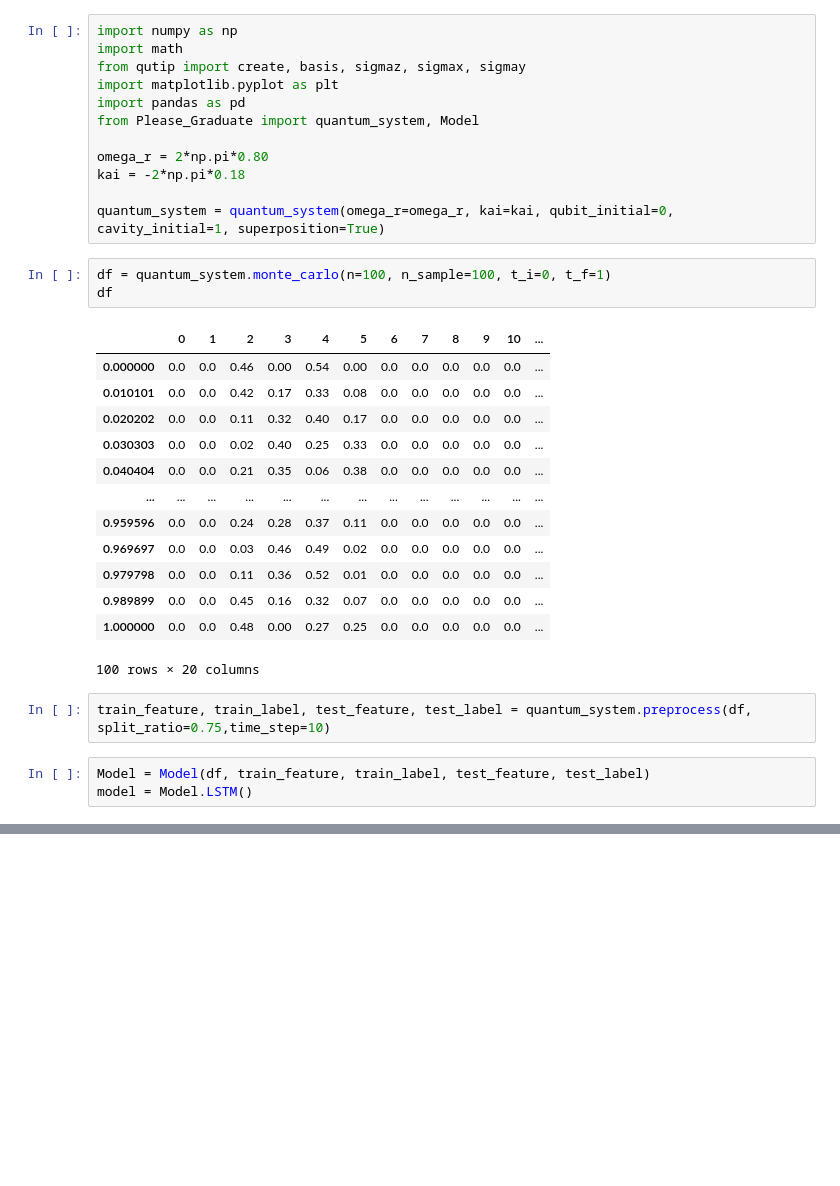
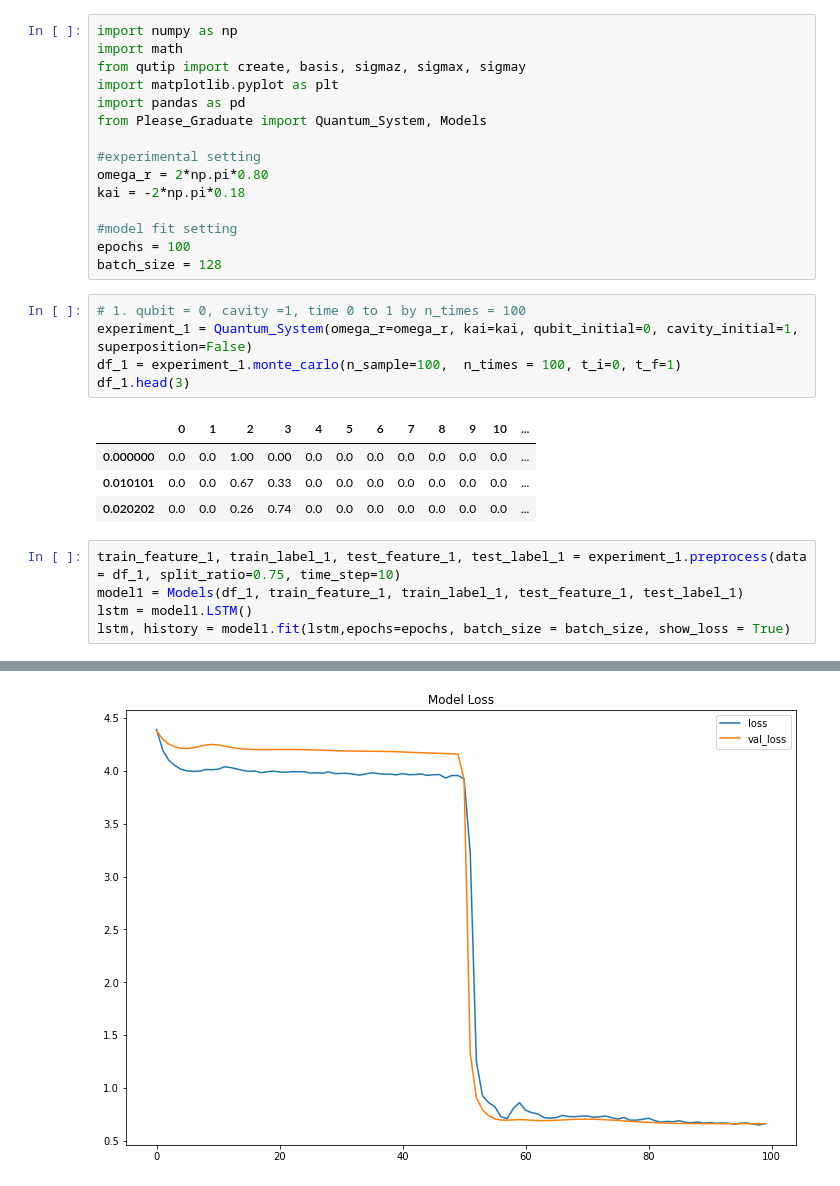
Before and after one commit to Eungyu-Jin/Qubit-RNN, a Jupyter notebook: HY Physics/Please_Graduate.ipynb, the cells around one changed output, grey strips where cells are left out. Saved outputs shown, nothing was run; the diff lists cells and outputs as text; blank space fills up the shorter version.

```diff
--- a/HY Physics/Please_Graduate.ipynb
+++ b/HY Physics/Please_Graduate.ipynb
@@ -4,31 +4,28 @@ import math
 from qutip import create, basis, sigmaz, sigmax, sigmay
 import matplotlib.pyplot as plt
 import pandas as pd
-from Please_Graduate import quantum_system, Model
+from Please_Graduate import Quantum_System, Models
 
+#experimental setting
 omega_r = 2*np.pi*0.80
 kai = -2*np.pi*0.18
 
-quantum_system = quantum_system(omega_r=omega_r, kai=kai, qubit_initial=0, cavity_initial=1, superposition=True)
+#model fit setting
+epochs = 100
+batch_size = 128
-# %%
-df = quantum_system.monte_carlo(n=100, n_sample=100, t_i=0, t_f=1)
-df
-# %% [output]
-|  | 0 | 1 | 2 | 3 | 4 | 5 | 6 | 7 | 8 | 9 | 10 | ... |
-| 0.000000 | 0.0 | 0.0 | 0.46 | 0.00 | 0.54 | 0.00 | 0.0 | 0.0 | 0.0 | 0.0 | 0.0 | ... |
-| 0.010101 | 0.0 | 0.0 | 0.42 | 0.17 | 0.33 | 0.08 | 0.0 | 0.0 | 0.0 | 0.0 | 0.0 | ... |
-| 0.020202 | 0.0 | 0.0 | 0.11 | 0.32 | 0.40 | 0.17 | 0.0 | 0.0 | 0.0 | 0.0 | 0.0 | ... |
-| 0.030303 | 0.0 | 0.0 | 0.02 | 0.40 | 0.25 | 0.33 | 0.0 | 0.0 | 0.0 | 0.0 | 0.0 | ... |
-| 0.040404 | 0.0 | 0.0 | 0.21 | 0.35 | 0.06 | 0.38 | 0.0 | 0.0 | 0.0 | 0.0 | 0.0 | ... |
-| ... | ... | ... | ... | ... | ... | ... | ... | ... | ... | ... | ... | ... |
-| 0.959596 | 0.0 | 0.0 | 0.24 | 0.28 | 0.37 | 0.11 | 0.0 | 0.0 | 0.0 | 0.0 | 0.0 | ... |
-| 0.969697 | 0.0 | 0.0 | 0.03 | 0.46 | 0.49 | 0.02 | 0.0 | 0.0 | 0.0 | 0.0 | 0.0 | ... |
-| 0.979798 | 0.0 | 0.0 | 0.11 | 0.36 | 0.52 | 0.01 | 0.0 | 0.0 | 0.0 | 0.0 | 0.0 | ... |
-| 0.989899 | 0.0 | 0.0 | 0.45 | 0.16 | 0.32 | 0.07 | 0.0 | 0.0 | 0.0 | 0.0 | 0.0 | ... |
-| 1.000000 | 0.0 | 0.0 | 0.48 | 0.00 | 0.27 | 0.25 | 0.0 | 0.0 | 0.0 | 0.0 | 0.0 | ... |
-100 rows × 20 columns
-# %%
-train_feature, train_label, test_feature, test_label = quantum_system.preprocess(df, split_ratio=0.75,time_step=10)
-# %%
-Model = Model(df, train_feature, train_label, test_feature, test_label)
-model = Model.LSTM()
+# %%
+# 1. qubit = 0, cavity =1, time 0 to 1 by n_times = 100
+experiment_1 = Quantum_System(omega_r=omega_r, kai=kai, qubit_initial=0, cavity_initial=1, superposition=False)
+df_1 = experiment_1.monte_carlo(n_sample=100,  n_times = 100, t_i=0, t_f=1)
+df_1.head(3)
+# %% [output]
+|  | 0 | 1 | 2 | 3 | 4 | 5 | 6 | 7 | 8 | 9 | 10 | ... |
+| 0.000000 | 0.0 | 0.0 | 1.00 | 0.00 | 0.0 | 0.0 | 0.0 | 0.0 | 0.0 | 0.0 | 0.0 | ... |
+| 0.010101 | 0.0 | 0.0 | 0.67 | 0.33 | 0.0 | 0.0 | 0.0 | 0.0 | 0.0 | 0.0 | 0.0 | ... |
+| 0.020202 | 0.0 | 0.0 | 0.26 | 0.74 | 0.0 | 0.0 | 0.0 | 0.0 | 0.0 | 0.0 | 0.0 | ... |
+# %%
+train_feature_1, train_label_1, test_feature_1, test_label_1 = experiment_1.preprocess(data = df_1, split_ratio=0.75, time_step=10)
+model1 = Models(df_1, train_feature_1, train_label_1, test_feature_1, test_label_1)
+lstm = model1.LSTM()
+lstm, history = model1.fit(lstm,epochs=epochs, batch_size = batch_size, show_loss = True)
+# %% [output]
@@ -34,0 +49 @@ model = Model.LSTM()
+[figure, added]
```
Also changed, not shown: parts of 23 cells of this notebook, 1 other file.
